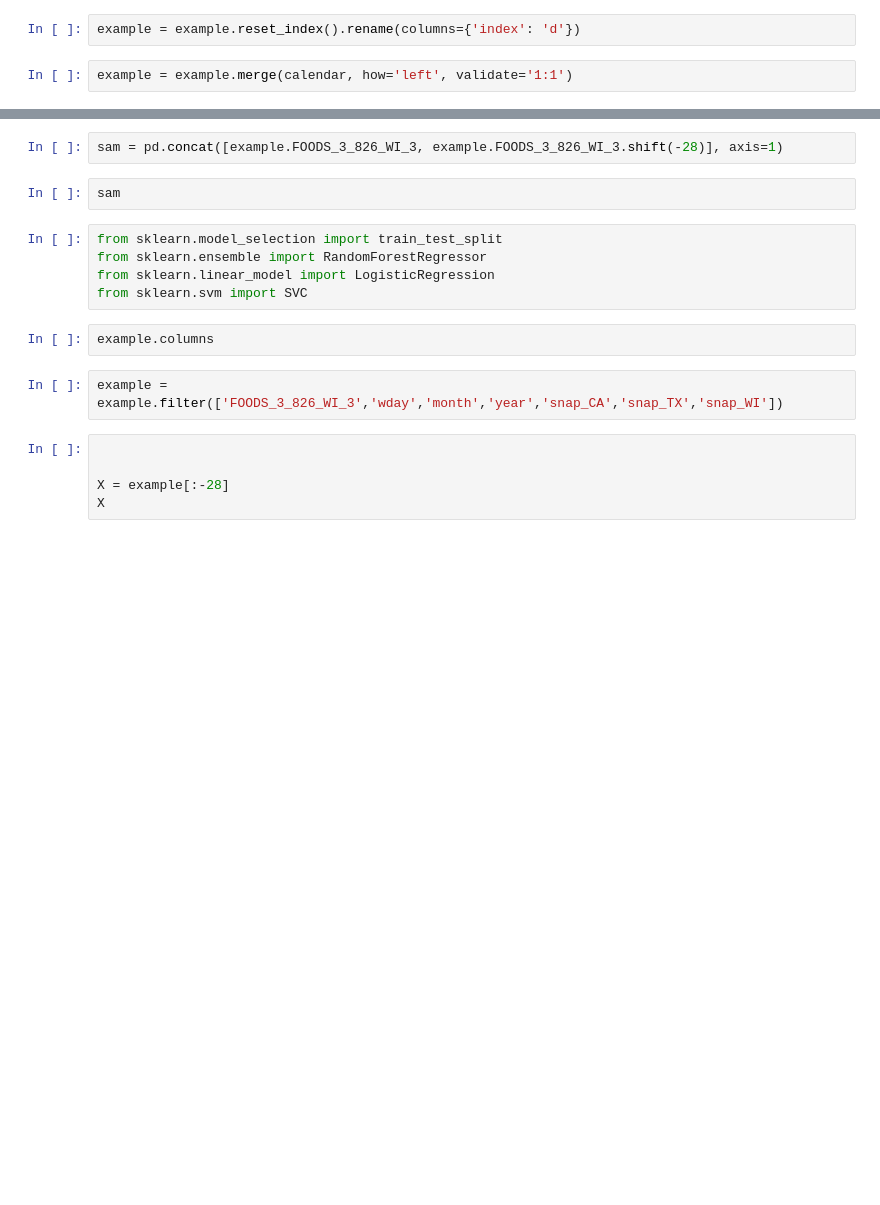
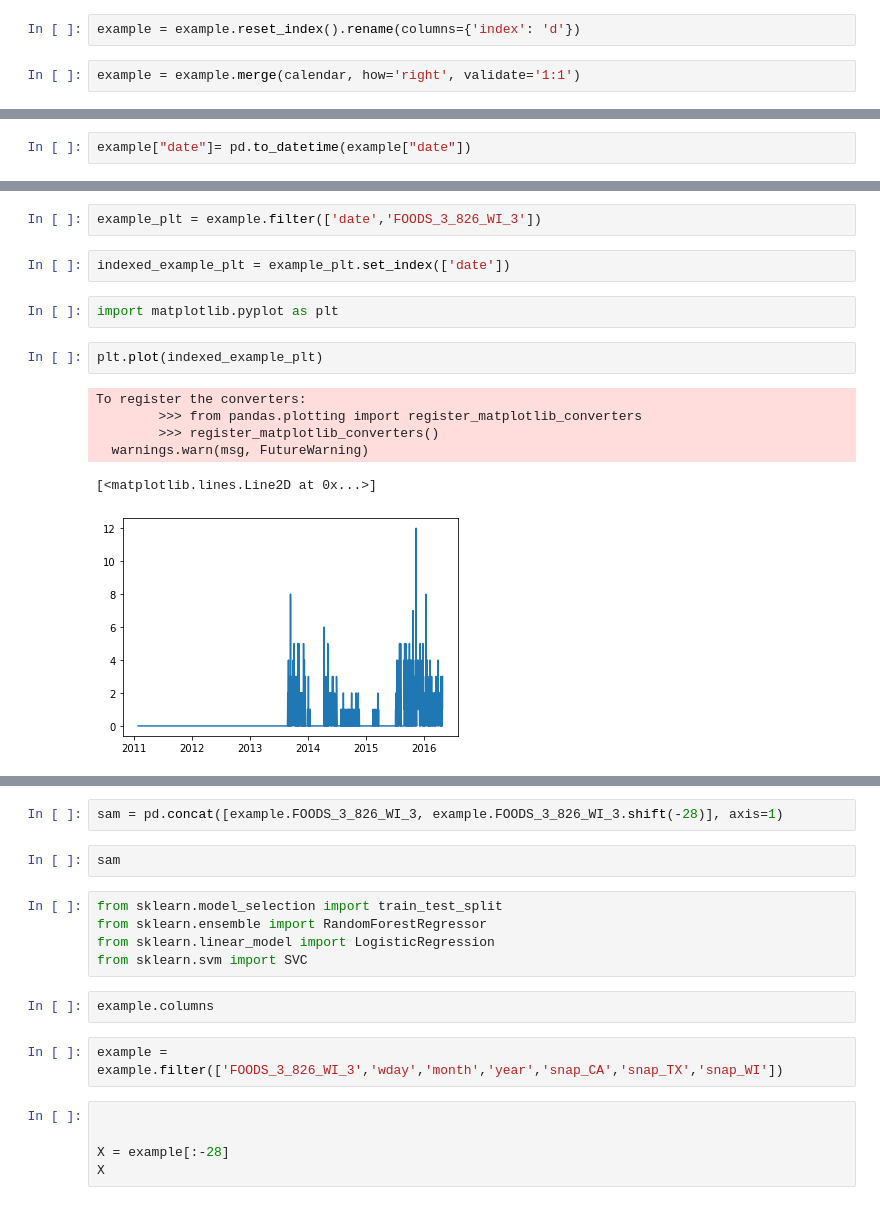
Before and after one commit to ikyath/M5-Forecasting-Accuracy-Kaggle, a Jupyter notebook: kernel20dada8d30.ipynb, the cells around one changed output, grey strips where cells are left out. Saved outputs shown, nothing was run; the diff lists cells and outputs as text; blank space fills up the shorter version.

```diff
--- a/kernel20dada8d30.ipynb
+++ b/kernel20dada8d30.ipynb
@@ -50,6 +109,6 @@ example
 # %%
 example = example.reset_index().rename(columns={'index': 'd'})
 # %%
-example = example.merge(calendar, how='left', validate='1:1')
+example = example.merge(calendar, how='right', validate='1:1')
 # %%
 calendar
@@ -57,0 +176,2 @@ example.head()
+# %%
+example["date"]= pd.to_datetime(example["date"])
@@ -57,0 +201,15 @@ example.head()
+# %%
+example_plt = example.filter(['date','FOODS_3_826_WI_3'])
+# %%
+indexed_example_plt = example_plt.set_index(['date'])
+# %%
+import matplotlib.pyplot as plt
+# %%
+plt.plot(indexed_example_plt)
+# %% [output]
+To register the converters:
+        >>> from pandas.plotting import register_matplotlib_converters
+        >>> register_matplotlib_converters()
+  warnings.warn(msg, FutureWarning)
+[<matplotlib.lines.Line2D at 0x...>]
+[figure, added]
```
Also changed, not shown: parts of 42 cells of this notebook.
